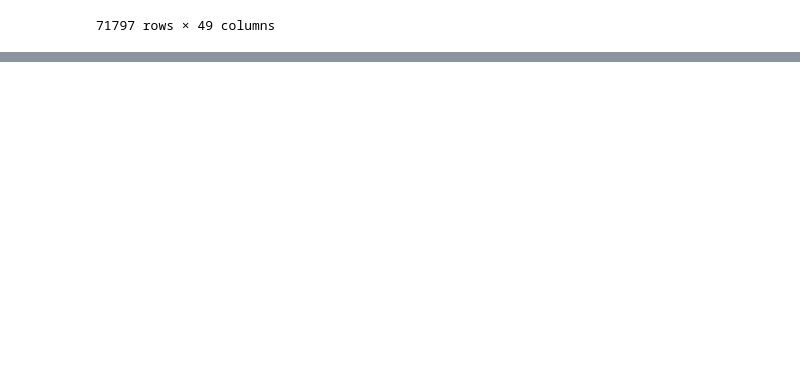
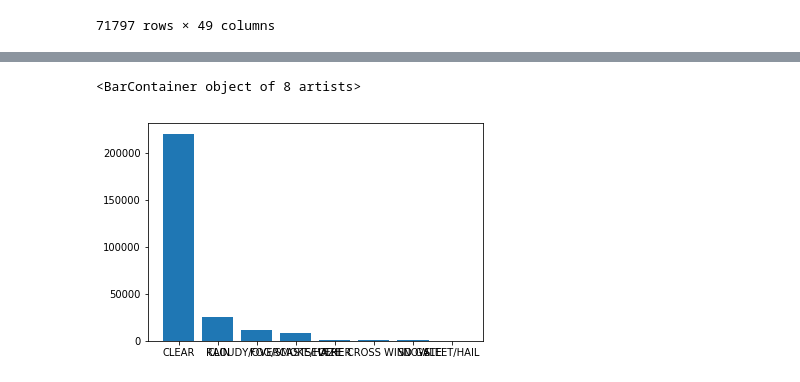
Before and after one commit to emharen/Project-One, a Jupyter notebook: CrashesExploration.ipynb, the cells around one changed output, grey strips where cells are left out. Cells and saved outputs as stored; diff of their text form; code cells hidden in the pictures; blank space fills up the shorter version.

```diff
--- a/CrashesExploration.ipynb
+++ b/CrashesExploration.ipynb
@@ -121,0 +132,6 @@ atstoplight
+# %%
+weather_df = crashes_df[crashes_df.WEATHER_CONDITION != 'UNKNOWN']
+# %%
+xaxis = weather_df["WEATHER_CONDITION"].unique()
+data = weather_df["WEATHER_CONDITION"].value_counts()
+data
@@ -121,0 +148,5 @@ atstoplight
+# %%
+plt.bar(xaxis, data)
+# %% [output]
+<BarContainer object of 8 artists>
+[figure, added]
```
Also changed, not shown: parts of 11 cells of this notebook.
